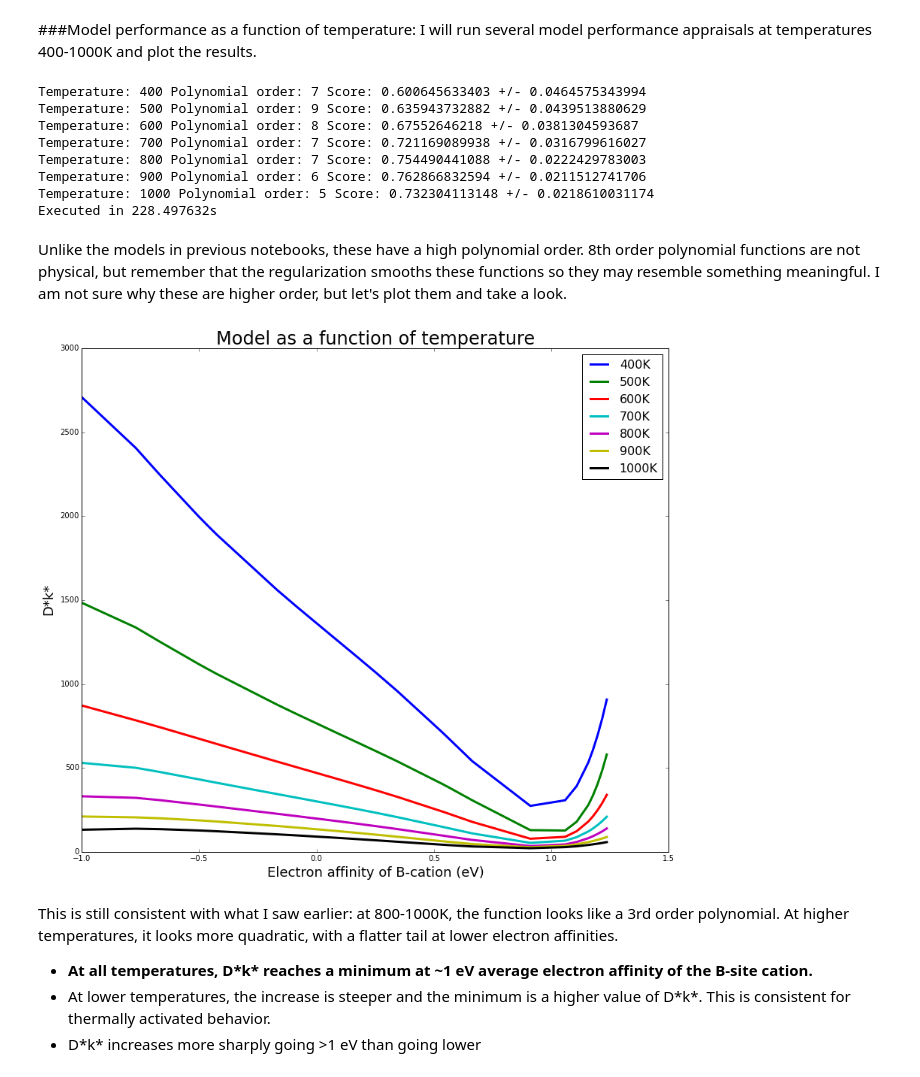
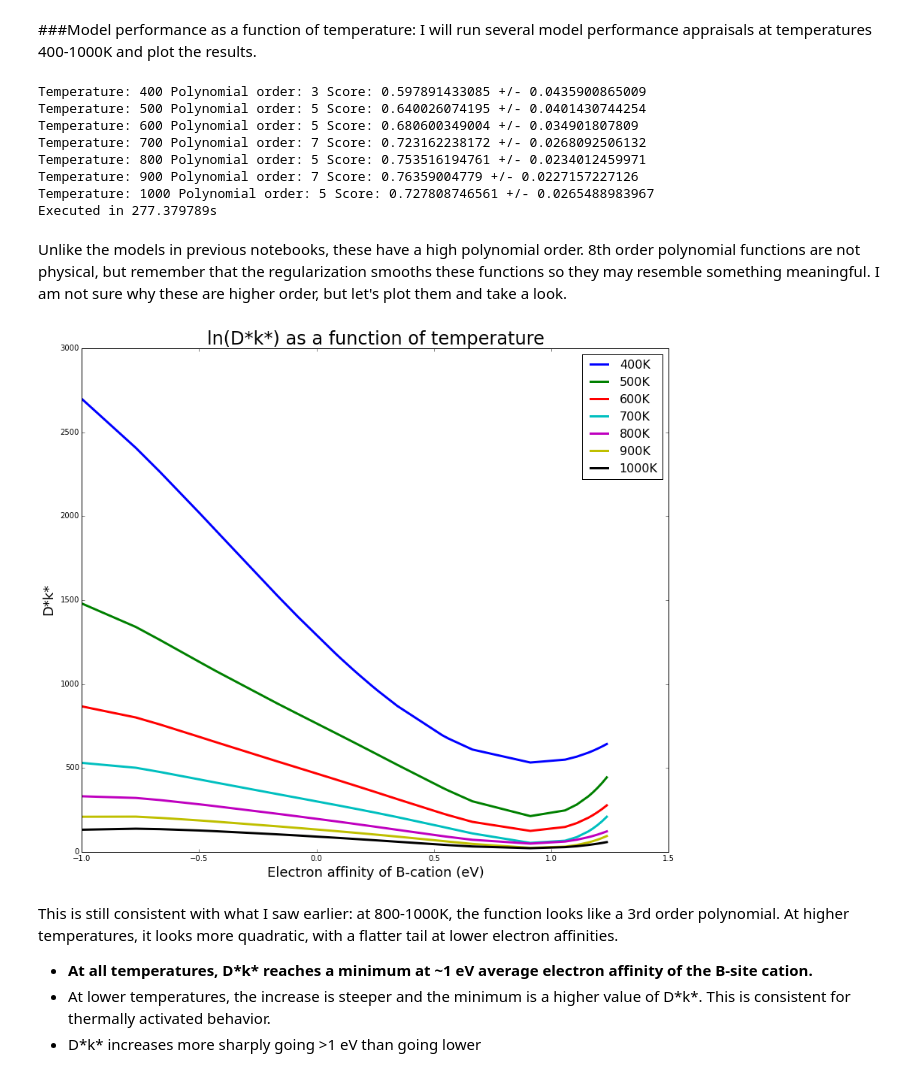
Before and after one commit to alex-miller-0/masters_notebooks, a Jupyter notebook: python/6_temperature.ipynb, the cells around one changed output. Cells and saved outputs as stored; diff of their text form; code cells hidden in the pictures.

```diff
--- a/python/6_temperature.ipynb
+++ b/python/6_temperature.ipynb
@@ -25,7 +25,7 @@ temps = [400,500,600,700,800,900,1000]
 for i in temps:
     data['dk_'+str(i)] = pd.Series(dk_star(data,i), index=df.index)
 
-f = df[pd.notnull(data['EA_A']) & pd.notnull(data['EA_B']) & pd.notnull(data['r_A'])
+f = data[pd.notnull(data['EA_A']) & pd.notnull(data['EA_B']) & pd.notnull(data['r_A'])
         & pd.notnull(data['r_B']) & pd.notnull(data['d_count_B']) & pd.notnull(data['avg_EA_A'])
         & pd.notnull(data['avg_EA_B']) & pd.notnull(data['avg_r_A']) & pd.notnull(data['avg_r_B'])
         & pd.notnull(data['avg_d_count_B']) & pd.notnull(data['dk_'+str(temps[0])]) ]
@@ -54,9 +54,11 @@ scores = []
 stds = []
 X = f[['avg_EA_B']]
 models = {}
-
+d_star = {}
+k_star = {}
 
 iterations = 600
+
 start = time.clock()
 for i in temps:
     y = f['dk_'+str(i)]
@@ -67,32 +69,31 @@ for i in temps:
     stds.append(std)
     print 'Temperature: '+ str(i)+ ' Polynomial order: '+ str(o) + ' Score: ' + str(score) + ' +/- ' + str(std)
     models[str(i)] = get_predictions(iterations, len(y), k, o, np.array(X), np.array(y))
-
 print 'Executed in ' + str(time.clock()-start) + 's'
 # %% [output]
-Temperature: 400 Polynomial order: 7 Score: 0.600645633403 +/- 0.0464575343994
-Temperature: 500 Polynomial order: 9 Score: 0.635943732882 +/- 0.0439513880629
-Temperature: 600 Polynomial order: 8 Score: 0.67552646218 +/- 0.0381304593687
-Temperature: 700 Polynomial order: 7 Score: 0.721169089938 +/- 0.0316799616027
-Temperature: 800 Polynomial order: 7 Score: 0.754490441088 +/- 0.0222429783003
-Temperature: 900 Polynomial order: 6 Score: 0.762866832594 +/- 0.0211512741706
-Temperature: 1000 Polynomial order: 5 Score: 0.732304113148 +/- 0.0218610031174
-Executed in 228.497632s
+Temperature: 400 Polynomial order: 3 Score: 0.597891433085 +/- 0.0435900865009
+Temperature: 500 Polynomial order: 5 Score: 0.640026074195 +/- 0.0401430744254
+Temperature: 600 Polynomial order: 5 Score: 0.680600349004 +/- 0.034901807809
+Temperature: 700 Polynomial order: 7 Score: 0.723162238172 +/- 0.0268092506132
+Temperature: 800 Polynomial order: 5 Score: 0.753516194761 +/- 0.0234012459971
+Temperature: 900 Polynomial order: 7 Score: 0.76359004779 +/- 0.0227157227126
+Temperature: 1000 Polynomial order: 5 Score: 0.727808746561 +/- 0.0265488983967
+Executed in 277.379789s
 # %% [markdown]
 Unlike the models in previous notebooks, these have a high polynomial order. 8th order polynomial functions are not physical, but remember that the regularization smooths these functions so they may resemble something meaningful. I am not sure why these are higher order, but let's plot them and take a look.
 # %%
 labels = []
 plt.figure(figsize=(14,12))
 for temp in temps:
     plt.plot(X, models[str(temp)], label=str(temp)+'K', linewidth=3)
     plt.ylabel('D*k*', fontsize=18)
     plt.xlabel('Electron affinity of B-cation (eV)', fontsize=18)
-    plt.title('Model as a function of temperature', fontsize=24)
+    plt.title('ln(D*k*) as a function of temperature', fontsize=24)
     labels.append(str(temp)+'K')
 plt.legend(labels, fontsize=16)
 plt.show()
 # %% [output]
-[figure, old version]
+[figure, new version]
 # %% [markdown]
 This is still consistent with what I saw earlier: at 800-1000K, the function looks like a 3rd order polynomial. At higher temperatures, it looks more quadratic, with a flatter tail at lower electron affinities.
 
```
Also changed, not shown: 1 other file.
